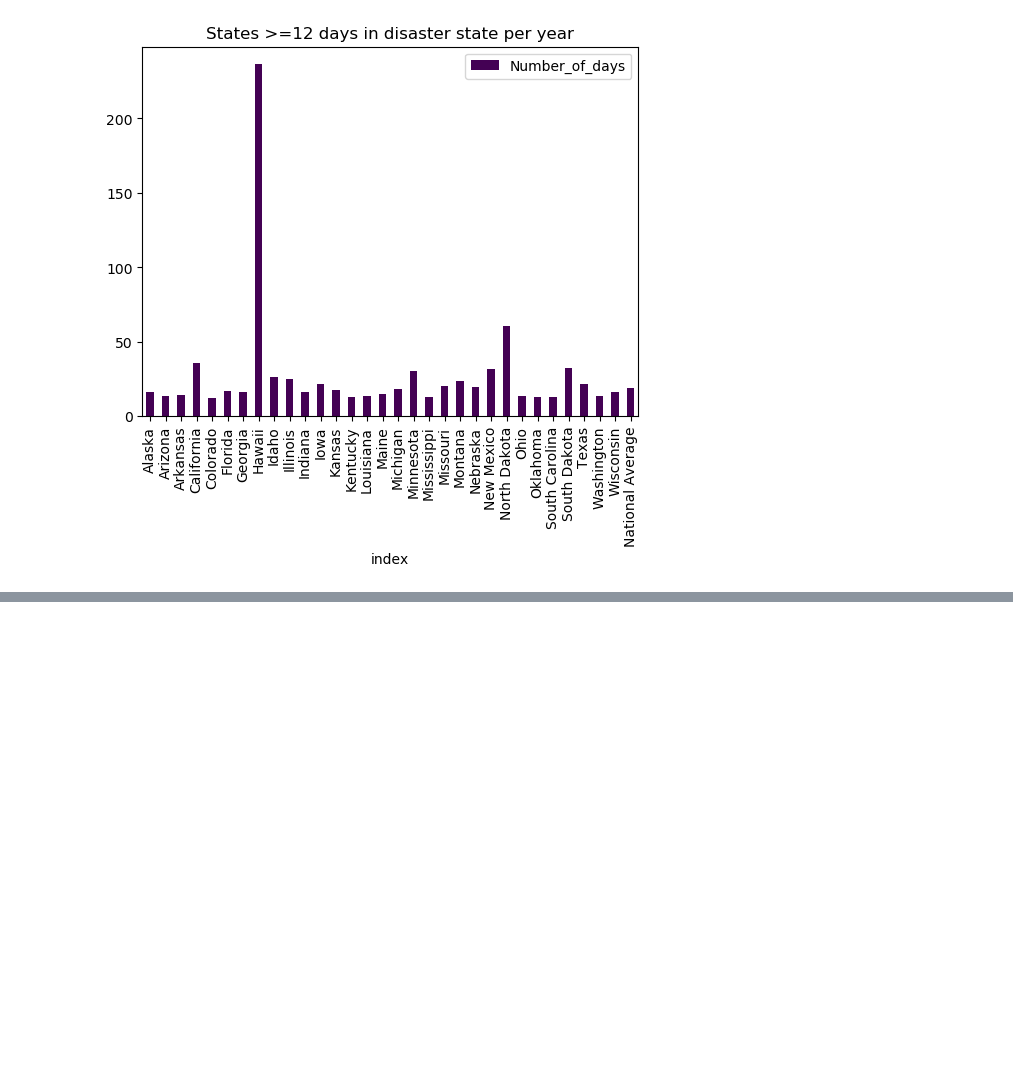
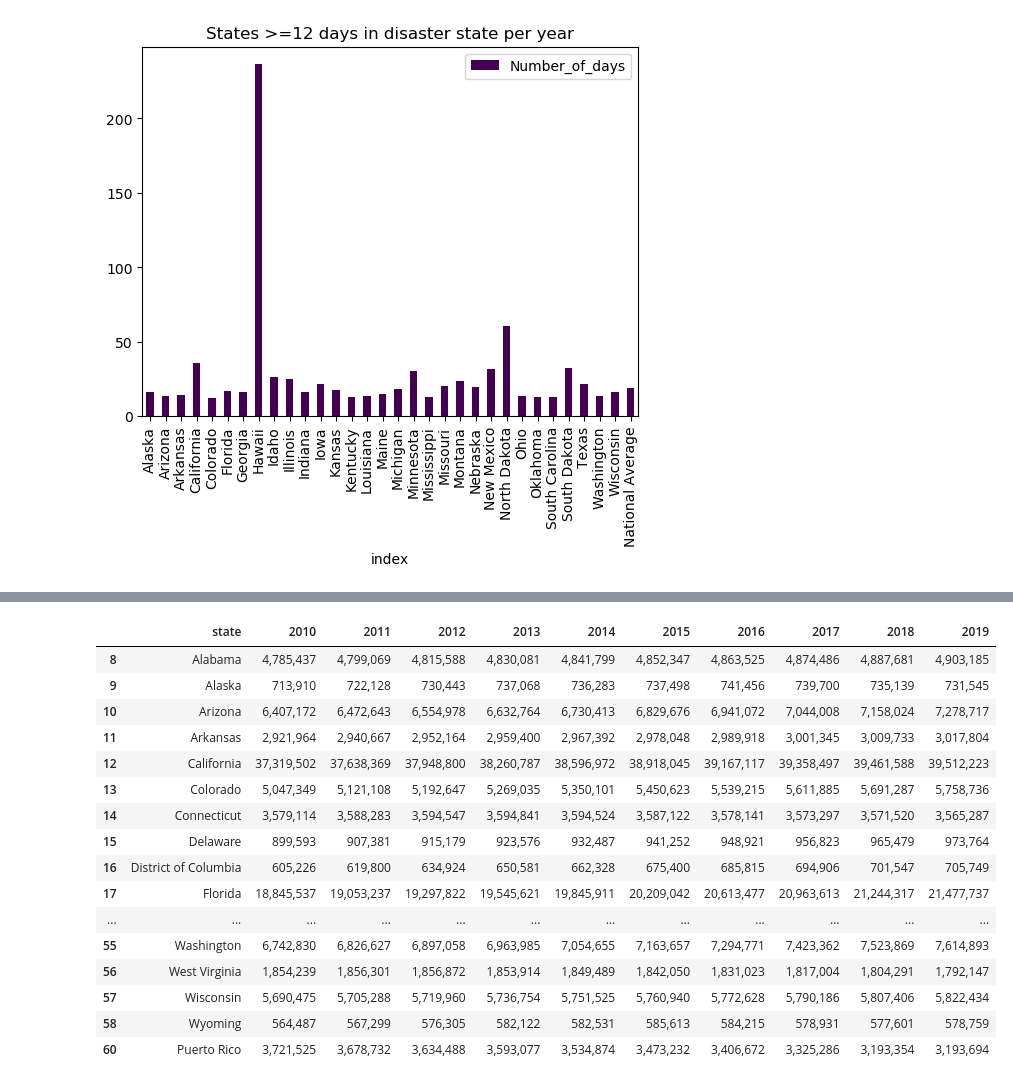
Before and after one commit to uchicago-mscapp-projects/snow-lm, a Jupyter notebook: climate_data.ipynb, the cells around one changed output, grey strips where cells are left out. Drawn from its saved outputs; the diff is of its cells as text; code cells hidden in the pictures; blank space fills up the shorter version.

```diff
--- a/climate_data.ipynb
+++ b/climate_data.ipynb
@@ -419,0 +448,33 @@ Name: disaster_type, dtype: int64
+# %%
+pop_2010_2019 = pd.read_csv("state_pop_2010_2019.csv")
+
+pop_2010_2019.dropna(axis=0,inplace= True)
+pop_2010_2019.drop(columns=pop_2010_2019.columns[1:3], axis=1, inplace=True)
+name_list = ['state'] + list(range(2010,2020))
+name_list = [str(i) for i in name_list]
+pop_2010_2019.columns = name_list
+pop_2010_2019["state"]= pop_2010_2019["state"].str.replace(".","", regex= True)
+
+state_names = get_state_names('Census_State_codes.txt')
+state_name_list = state_names.state_name.values.tolist()
+pop_2010_2019 = pop_2010_2019.loc[pop_2010_2019['state']
+                                      .isin(state_name_list)]
+pop_2010_2019
+# %% [output]
+|  | state | 2010 | 2011 | 2012 | 2013 | 2014 | 2015 | 2016 | 2017 | 2018 | 2019 |
+| 8 | Alabama | 4,785,437 | 4,799,069 | 4,815,588 | 4,830,081 | 4,841,799 | 4,852,347 | 4,863,525 | 4,874,486 | 4,887,681 | 4,903,185 |
+| 9 | Alaska | 713,910 | 722,128 | 730,443 | 737,068 | 736,283 | 737,498 | 741,456 | 739,700 | 735,139 | 731,545 |
+| 10 | Arizona | 6,407,172 | 6,472,643 | 6,554,978 | 6,632,764 | 6,730,413 | 6,829,676 | 6,941,072 | 7,044,008 | 7,158,024 | 7,278,717 |
+| 11 | Arkansas | 2,921,964 | 2,940,667 | 2,952,164 | 2,959,400 | 2,967,392 | 2,978,048 | 2,989,918 | 3,001,345 | 3,009,733 | 3,017,804 |
+| 12 | California | 37,319,502 | 37,638,369 | 37,948,800 | 38,260,787 | 38,596,972 | 38,918,045 | 39,167,117 | 39,358,497 | 39,461,588 | 39,512,223 |
+| 13 | Colorado | 5,047,349 | 5,121,108 | 5,192,647 | 5,269,035 | 5,350,101 | 5,450,623 | 5,539,215 | 5,611,885 | 5,691,287 | 5,758,736 |
+| 14 | Connecticut | 3,579,114 | 3,588,283 | 3,594,547 | 3,594,841 | 3,594,524 | 3,587,122 | 3,578,141 | 3,573,297 | 3,571,520 | 3,565,287 |
+| 15 | Delaware | 899,593 | 907,381 | 915,179 | 923,576 | 932,487 | 941,252 | 948,921 | 956,823 | 965,479 | 973,764 |
+| 16 | District of Columbia | 605,226 | 619,800 | 634,924 | 650,581 | 662,328 | 675,400 | 685,815 | 694,906 | 701,547 | 705,749 |
+| 17 | Florida | 18,845,537 | 19,053,237 | 19,297,822 | 19,545,621 | 19,845,911 | 20,209,042 | 20,613,477 | 20,963,613 | 21,244,317 | 21,477,737 |
+| ... | ... | ... | ... | ... | ... | ... | ... | ... | ... | ... | ... |
+| 55 | Washington | 6,742,830 | 6,826,627 | 6,897,058 | 6,963,985 | 7,054,655 | 7,163,657 | 7,294,771 | 7,423,362 | 7,523,869 | 7,614,893 |
+| 56 | West Virginia | 1,854,239 | 1,856,301 | 1,856,872 | 1,853,914 | 1,849,489 | 1,842,050 | 1,831,023 | 1,817,004 | 1,804,291 | 1,792,147 |
+| 57 | Wisconsin | 5,690,475 | 5,705,288 | 5,719,960 | 5,736,754 | 5,751,525 | 5,760,940 | 5,772,628 | 5,790,186 | 5,807,406 | 5,822,434 |
+| 58 | Wyoming | 564,487 | 567,299 | 576,305 | 582,122 | 582,531 | 585,613 | 584,215 | 578,931 | 577,601 | 578,759 |
+| 60 | Puerto Rico | 3,721,525 | 3,678,732 | 3,634,488 | 3,593,077 | 3,534,874 | 3,473,232 | 3,406,672 | 3,325,286 | 3,193,354 | 3,193,694 |
```
Also changed, not shown: parts of 6 cells of this notebook, 2 other files.
